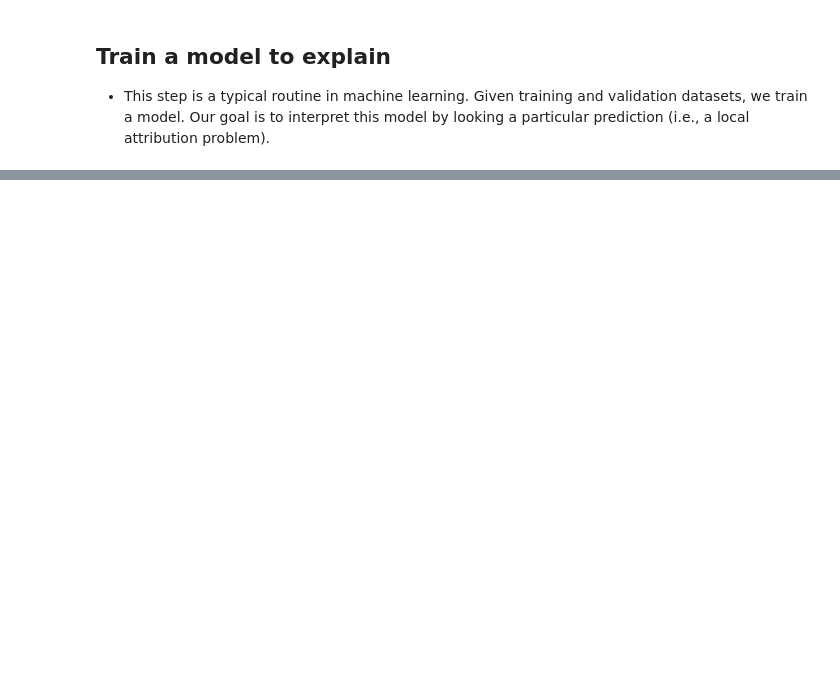
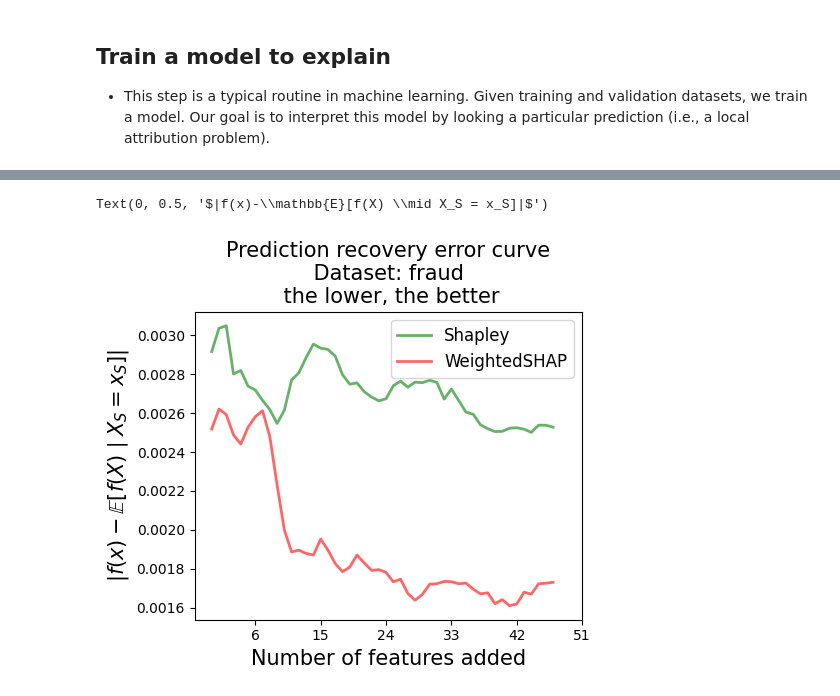
Before and after one commit to ykwon0407/WeightedSHAP, a Jupyter notebook: notebook/Example_fraud_inclusion_AUC.ipynb, the cells around one changed output, grey strips where cells are left out. Saved outputs shown, nothing was run; the diff lists cells and outputs as text; code cells hidden in the pictures; blank space fills up the shorter version.

Commit message:
update WeightedSHAP

```diff
--- a/notebook/Example_fraud_inclusion_AUC.ipynb
+++ b/notebook/Example_fraud_inclusion_AUC.ipynb
@@ -86,17 +285,35 @@ recovery_curve_keep_absolute=np.mean(np.abs(cond_pred_keep_absolute_short - pred
+# %%
+def find_optimal_list(cond_pred, pred_list, is_lower_better=True):
+    diff_mat=np.mean(np.abs(cond_pred - pred_list.reshape(-1,1,1)), axis=-1)
+    return np.argmin(diff_mat, axis=1)
+
+cond_pred_keep_absolute=np.array(exp_dict['cond_pred_keep_absolute'])
+
+# Find a optimal weight and construct WeightedSHAP
+list_of_optimal_weights=find_optimal_list(cond_pred_keep_absolute, pred_list)
+N_test_sample=len(list_of_optimal_weights)
+
+SHAP_condi_coal=cond_pred_keep_absolute[:,6,:] # SHAP
+WeightedSHAP_condi_coal=cond_pred_keep_absolute[np.arange(N_test_sample), list_of_optimal_weights,:]
+cond_pred_keep_absolute_short=np.array((SHAP_condi_coal, WeightedSHAP_condi_coal)).transpose((1,0,2))
+recovery_curve_keep_absolute=np.mean(np.abs(cond_pred_keep_absolute_short - pred_list.reshape(-1,1,1)), axis=0)
 # %%
+from matplotlib import pyplot as plt
+plt.figure(figsize=(5,4))
 n_features=len(recovery_curve_keep_absolute[0])
 n_display_features=int(n_features*0.6)
 
 plt.plot(recovery_curve_keep_absolute[0][max(1,int(n_features*0.075)):n_display_features],
-         label='MCI', color='blue', linewidth=2, alpha=0.6)
+         label='Shapley', color='green', linewidth=2, alpha=0.6)
 plt.plot(recovery_curve_keep_absolute[1][max(1,int(n_features*0.075)):n_display_features],
-         label='Shapley', color='green', linewidth=2, alpha=0.6)
-plt.plot(recovery_curve_keep_absolute[2][max(1,int(n_features*0.075)):n_display_features],
          label='WeightedSHAP', color='red', linewidth=2, alpha=0.6)
 plt.legend(fontsize=12)
 xlabel_text='Number of features added'
-plt.title(f'Prediction recovery error curve, Dataset: fraud \n the lower, the better', fontsize=15)
+plt.title(f'Prediction recovery error curve\n Dataset: fraud \n the lower, the better', fontsize=15)
 plt.xticks(np.arange(n_features)[max(1,int(n_features*0.075)):n_display_features][::n_display_features//6],
                np.arange(n_features)[max(1,int(n_features*0.075)):n_display_features][::n_display_features//6])
 plt.xlabel(xlabel_text, fontsize=15)
 plt.ylabel(r'$|f(x)-\mathbb{E}[f(X) \mid X_S = x_S]|$', fontsize=15)
+# %% [output]
+Text(0, 0.5, '$|f(x)-\\mathbb{E}[f(X) \\mid X_S = x_S]|$')
+[figure, added]
```
Also changed, not shown: parts of 9 cells of this notebook, 5 other files.
